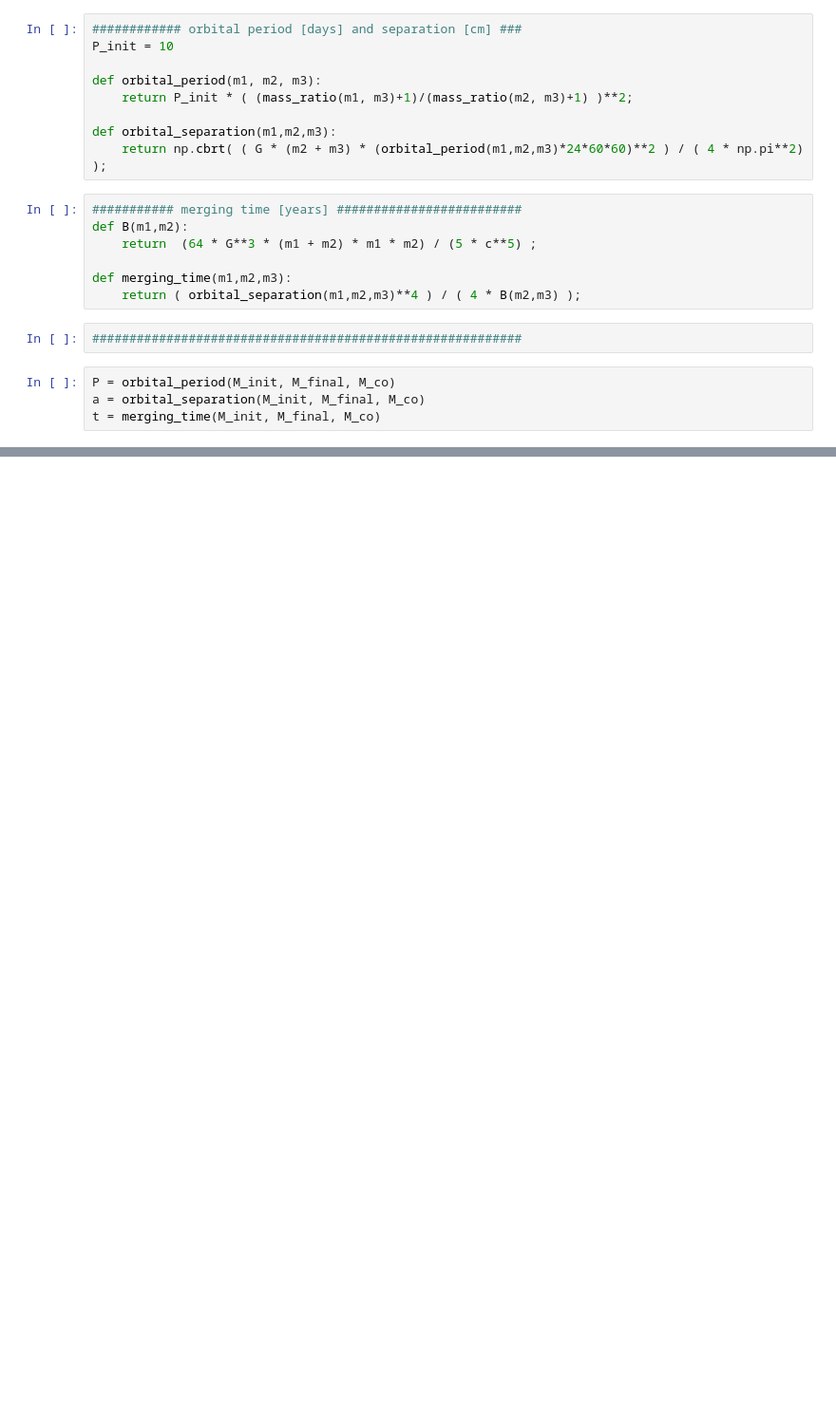
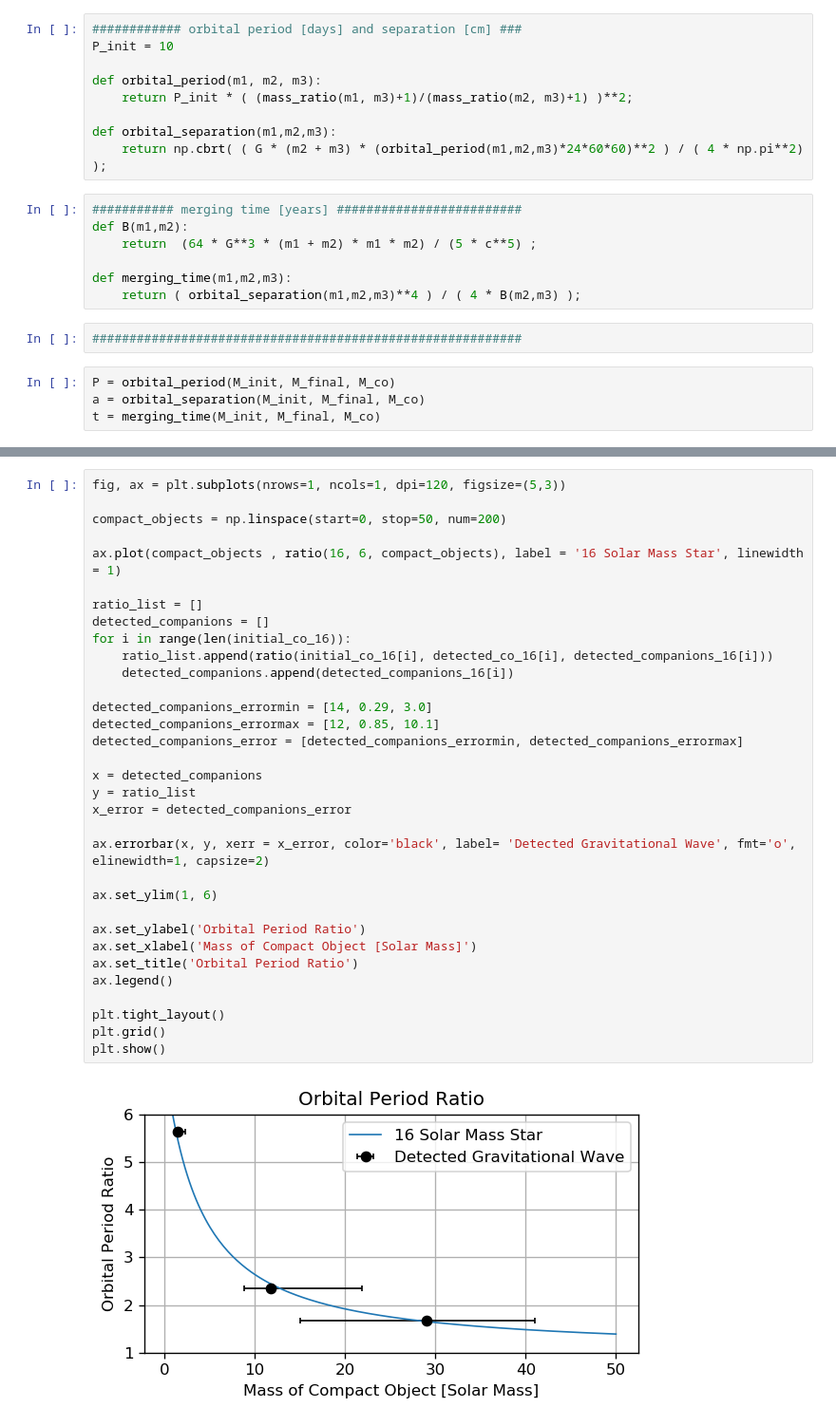
Before and after one commit to Louis-mat/Stellar-Winds, a Jupyter notebook: StellarWindsNotebook.ipynb, the cells around one changed output, grey strips where cells are left out. Shown: that part at 95% size. Saved outputs shown, nothing was run; the diff lists cells and outputs as text; blank space fills up the shorter version.

```diff
--- a/StellarWindsNotebook.ipynb
+++ b/StellarWindsNotebook.ipynb
@@ -52,0 +181,35 @@ P,a,t
+# %%
+fig, ax = plt.subplots(nrows=1, ncols=1, dpi=120, figsize=(5,3))
+
+compact_objects = np.linspace(start=0, stop=50, num=200)
+
+ax.plot(compact_objects , ratio(16, 6, compact_objects), label = '16 Solar Mass Star', linewidth = 1)
+
+ratio_list = []
+detected_companions = []
+for i in range(len(initial_co_16)):
+    ratio_list.append(ratio(initial_co_16[i], detected_co_16[i], detected_companions_16[i]))
+    detected_companions.append(detected_companions_16[i])
+
+detected_companions_errormin = [14, 0.29, 3.0]
+detected_companions_errormax = [12, 0.85, 10.1]
+detected_companions_error = [detected_companions_errormin, detected_companions_errormax]
+
+x = detected_companions
+y = ratio_list
+x_error = detected_companions_error
+
+ax.errorbar(x, y, xerr = x_error, color='black', label= 'Detected Gravitational Wave', fmt='o', elinewidth=1, capsize=2)
+
+ax.set_ylim(1, 6)
+
+ax.set_ylabel('Orbital Period Ratio')
+ax.set_xlabel('Mass of Compact Object [Solar Mass]')
+ax.set_title('Orbital Period Ratio')
+ax.legend()
+
+plt.tight_layout()
+plt.grid()
+plt.show()
+# %% [output]
+[figure, added]
```
Also changed, not shown: parts of 6 cells of this notebook.
